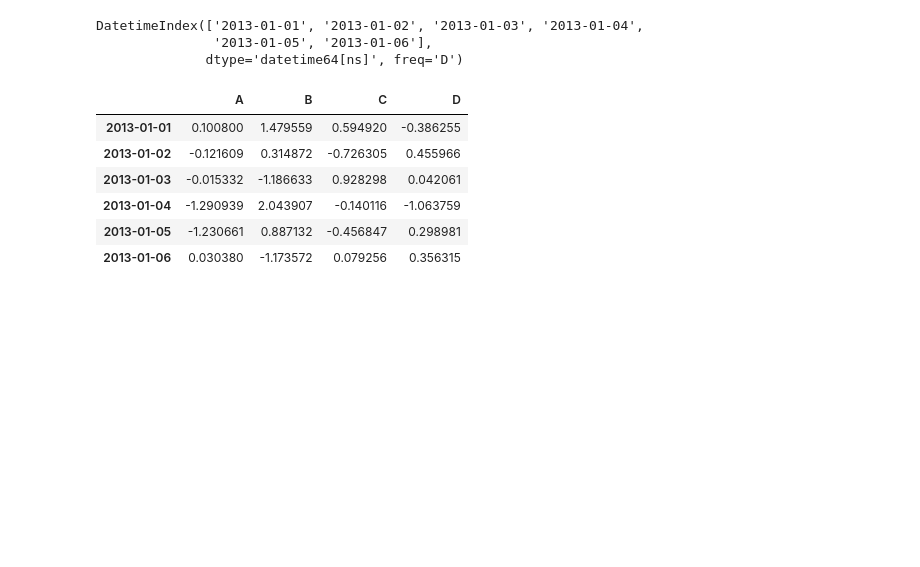
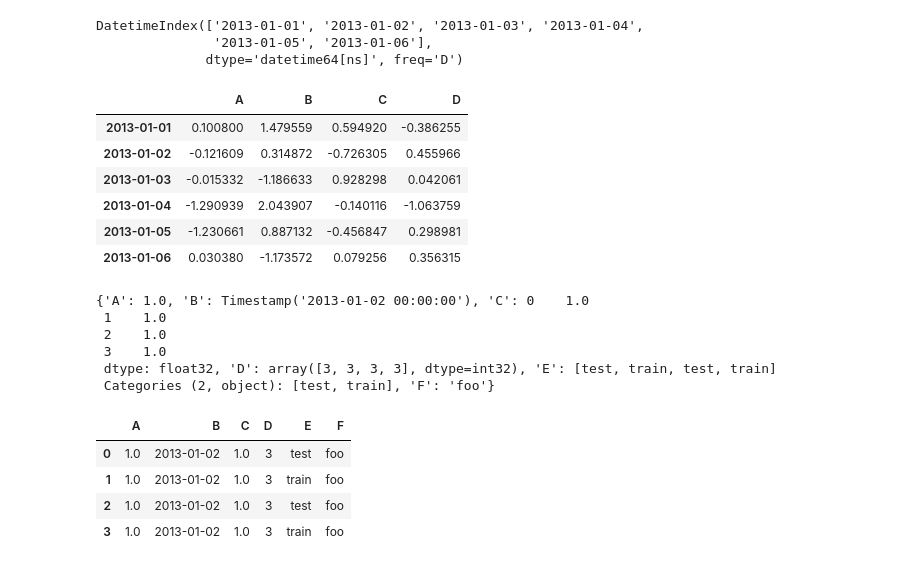
Before and after one commit to kimyk0120/pythonExa-2018-1, a Jupyter notebook: pythonExam2018-1/exam/source_code/01_Population_Seoul.ipynb, the cells around one changed output. Saved outputs shown, nothing was run; the diff lists cells and outputs as text; code cells hidden in the pictures; blank space fills up the shorter version.

```diff
--- a/pythonExam2018-1/exam/source_code/01_Population_Seoul.ipynb
+++ b/pythonExam2018-1/exam/source_code/01_Population_Seoul.ipynb
@@ -180,3 +180,27 @@ df
 | 2013-01-04 | -1.290939 | 2.043907 | -0.140116 | -1.063759 |
 | 2013-01-05 | -1.230661 | 0.887132 | -0.456847 | 0.298981 |
 | 2013-01-06 | 0.030380 | -1.173572 | 0.079256 | 0.356315 |
+# %%
+data = {'A' : 1.,
+        'B' : pd.Timestamp('20130102'),
+        'C' : pd.Series(1,index=list(range(4)),dtype='float32'),
+        'D' : np.array([3] * 4,dtype='int32'),
+        'E' : pd.Categorical(["test","train","test","train"]),
+        'F' : 'foo' }
+data
+# %% [output]
+{'A': 1.0, 'B': Timestamp('2013-01-02 00:00:00'), 'C': 0    1.0
+ 1    1.0
+ 2    1.0
+ 3    1.0
+ dtype: float32, 'D': array([3, 3, 3, 3], dtype=int32), 'E': [test, train, test, train]
+ Categories (2, object): [test, train], 'F': 'foo'}
+# %%
+df2 = pd.DataFrame(data)
+df2
+# %% [output]
+|  | A | B | C | D | E | F |
+| 0 | 1.0 | 2013-01-02 | 1.0 | 3 | test | foo |
+| 1 | 1.0 | 2013-01-02 | 1.0 | 3 | train | foo |
+| 2 | 1.0 | 2013-01-02 | 1.0 | 3 | test | foo |
+| 3 | 1.0 | 2013-01-02 | 1.0 | 3 | train | foo |
```
Also changed, not shown: 1 other file.
